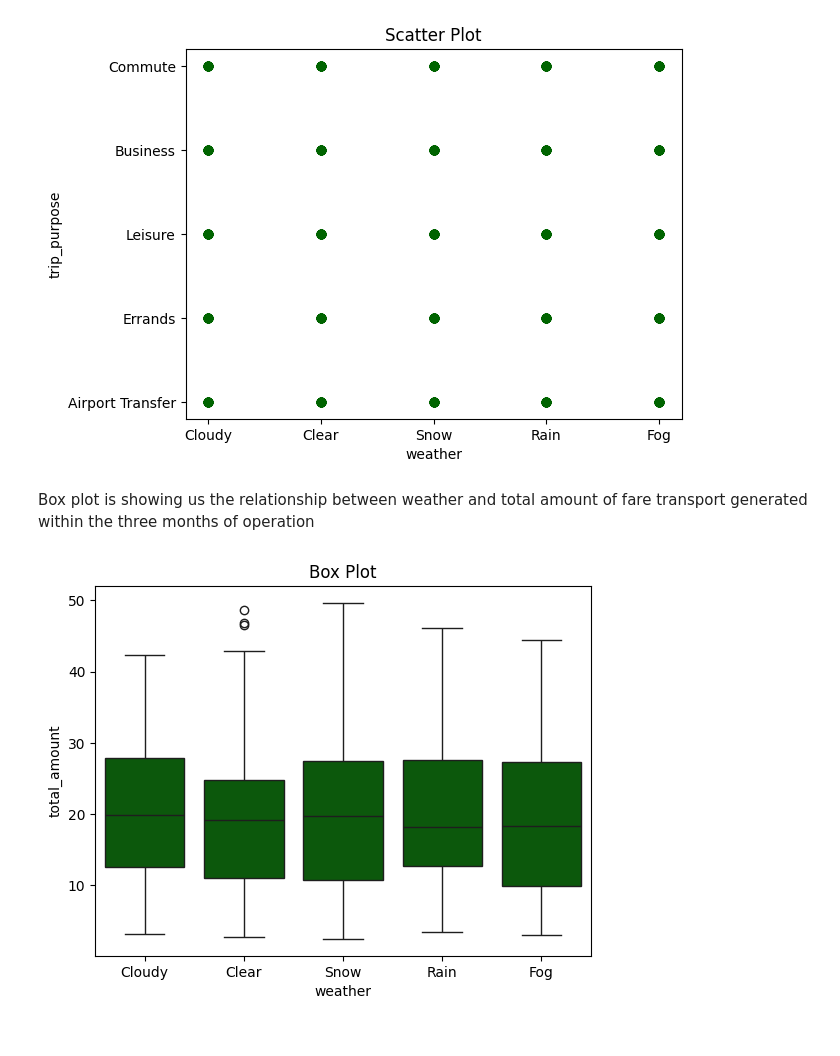
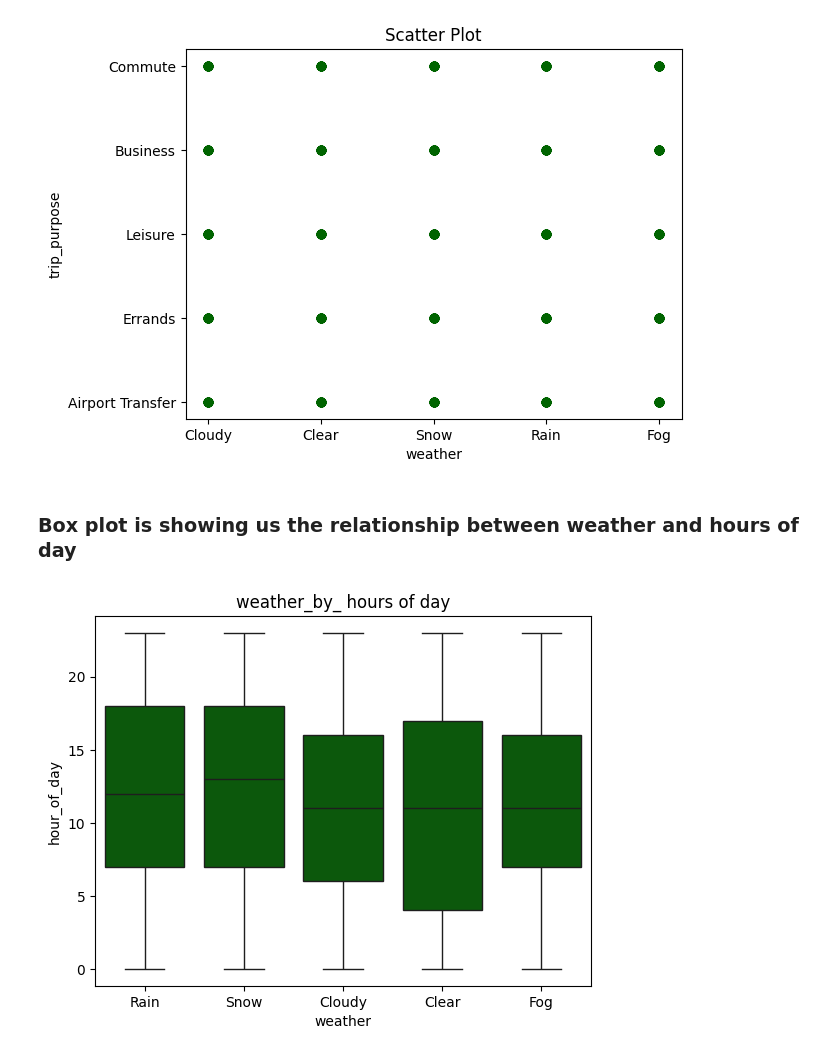
Before and after one commit to Creativeabdulmalik/Python-Project, a Jupyter notebook: capstone project.ipynb, the cells around one changed output. Cells and saved outputs as stored; diff of their text form; code cells hidden in the pictures.

```diff
--- a/capstone project.ipynb
+++ b/capstone project.ipynb
@@ -229,13 +235,13 @@ plt.show()
 # %% [output]
 [figure]
 # %% [markdown]
-Box plot is showing us the relationship between weather and total amount of fare transport generated within the three months of operation
+### Box plot is showing us the relationship between weather and hours of day
 # %%
 # Box plot
 import seaborn as sns
 
-sns.boxplot(data=df, x='weather', color='darkgreen', y='total_amount')
-plt.title("Box Plot")
+sns.boxplot(data=df, x='weather', color='darkgreen', y='hour_of_day')
+plt.title("weather_by_ hours of day")
 plt.show()
 # %% [output]
-[figure, old version]
+[figure, new version]
```
Also changed, not shown: parts of 15 cells of this notebook, 8 other files.
